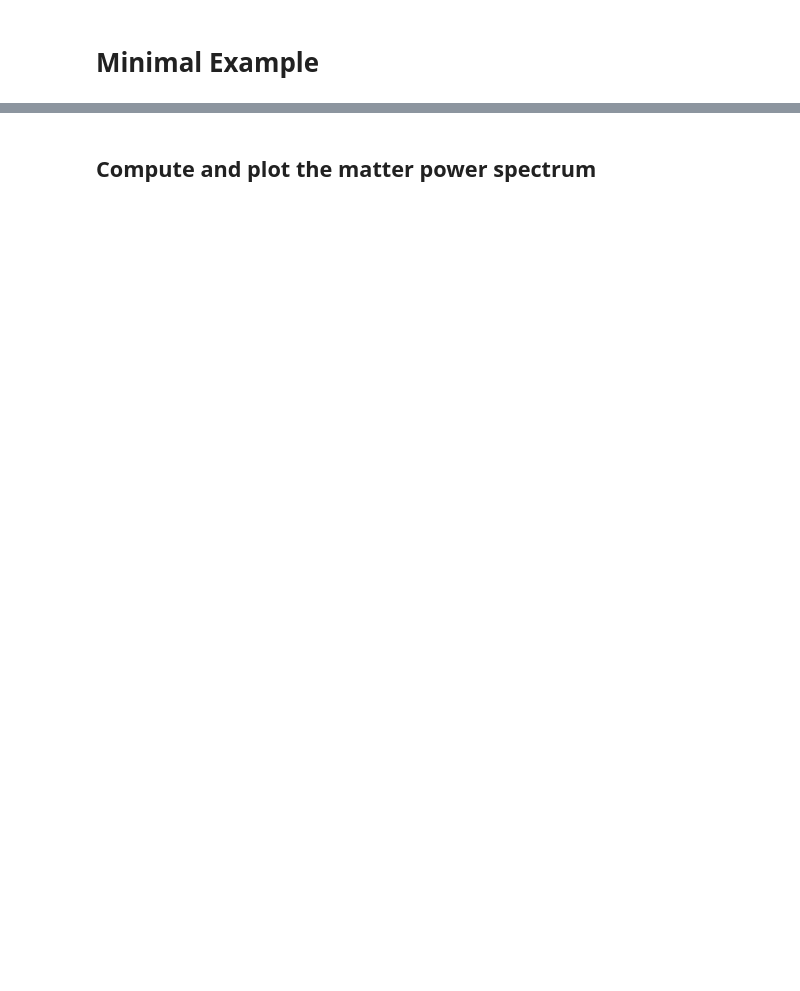
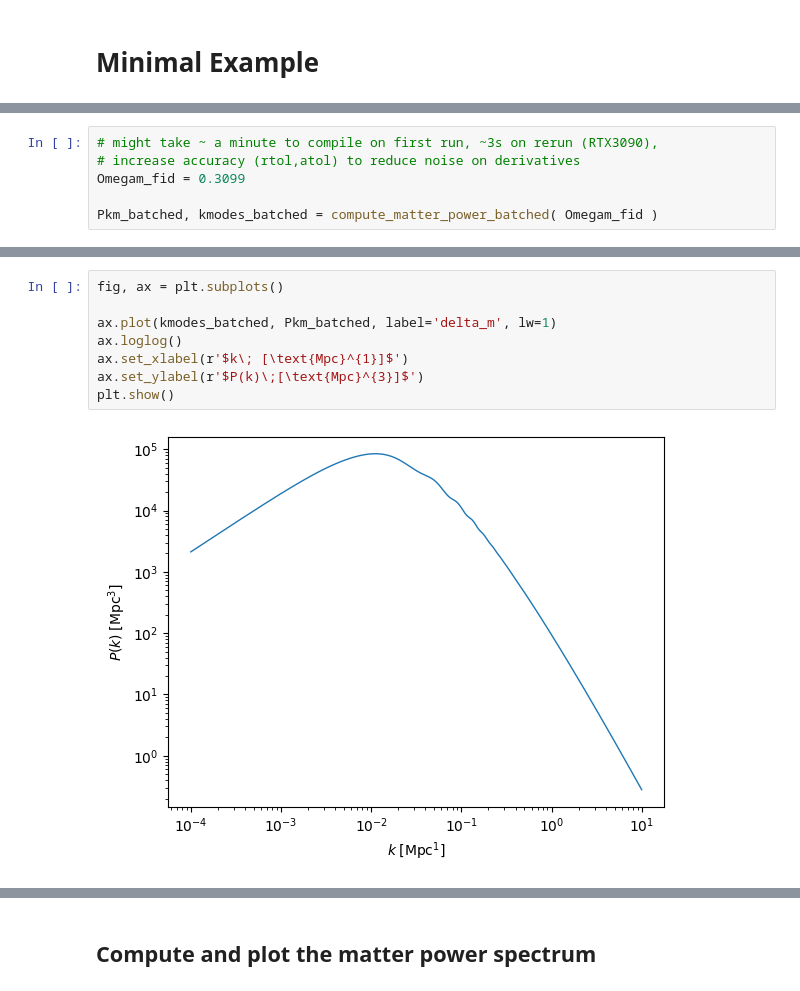
Before and after one commit to ohahn/DISCO-EB, a Jupyter notebook: notebooks/nb_minimal_example.ipynb, the cells around one changed output, grey strips where cells are left out. Cells and saved outputs as stored; diff of their text form; blank space fills up the shorter version.

```diff
--- a/notebooks/nb_minimal_example.ipynb
+++ b/notebooks/nb_minimal_example.ipynb
@@ -76,0 +122,6 @@ def compute_matter_power( Omegam=0.3099 ):
+# %%
+# might take ~ a minute to compile on first run, ~3s on rerun (RTX3090),
+# increase accuracy (rtol,atol) to reduce noise on derivatives
+Omegam_fid = 0.3099
+
+Pkm_batched, kmodes_batched = compute_matter_power_batched( Omegam_fid )
@@ -76,0 +130,10 @@ def compute_matter_power( Omegam=0.3099 ):
+# %%
+fig, ax = plt.subplots()
+
+ax.plot(kmodes_batched, Pkm_batched, label='delta_m', lw=1)
+ax.loglog()
+ax.set_xlabel(r'$k\; [\text{Mpc}^{1}]$')
+ax.set_ylabel(r'$P(k)\;[\text{Mpc}^{3}]$')
+plt.show()
+# %% [output]
+[figure, added]
```
Also changed, not shown: parts of 12 cells of this notebook, 2 other files.
